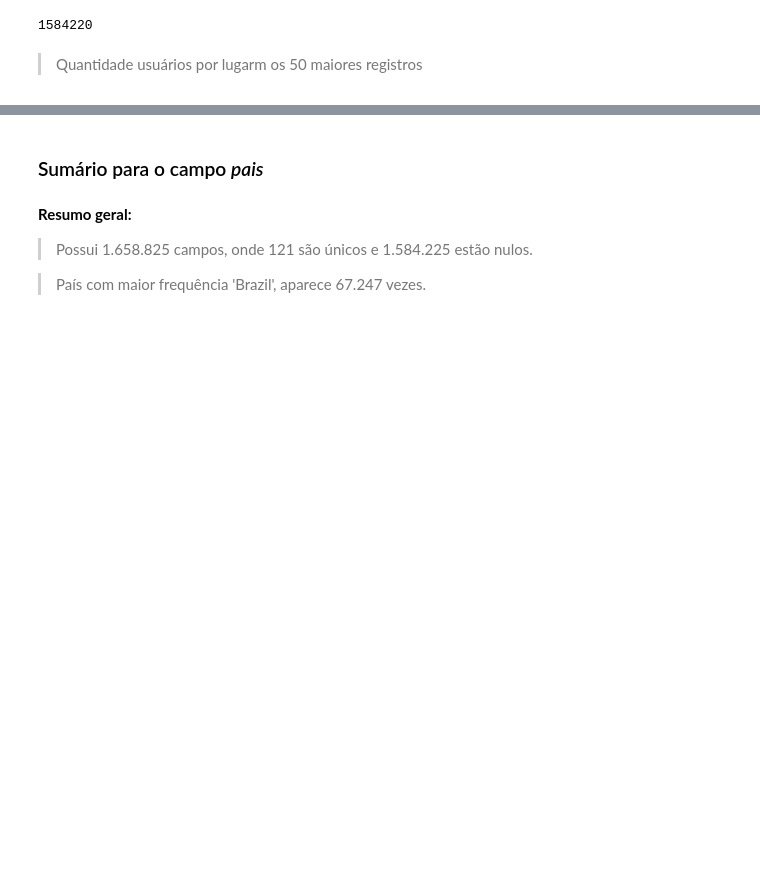
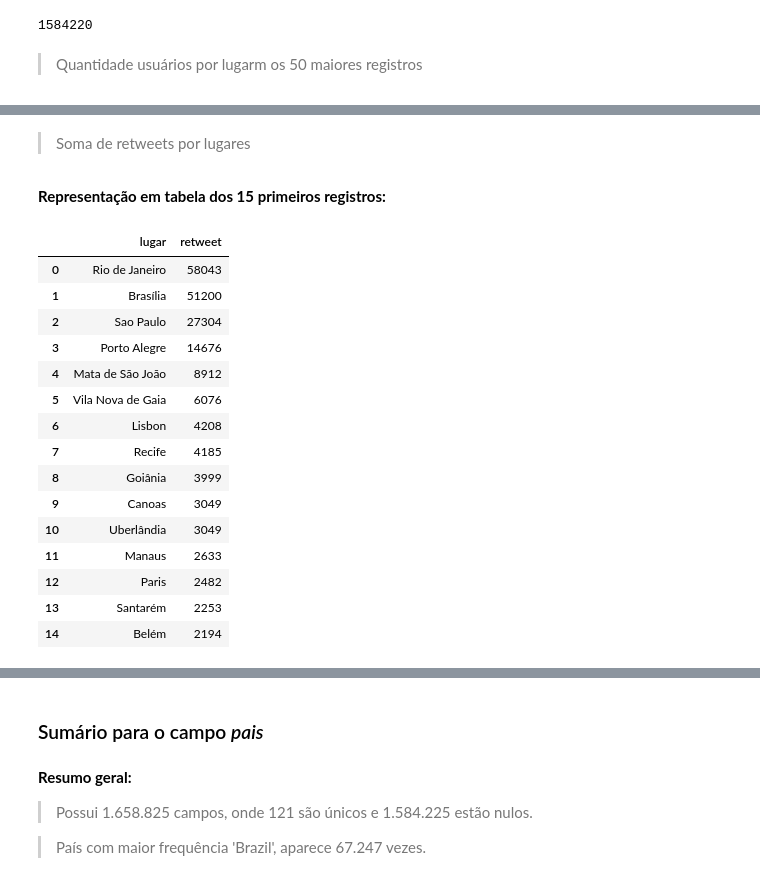
Before and after one commit to ednux/data-science-twitters-covid, a Jupyter notebook: main.ipynb, the cells around one changed output, grey strips where cells are left out. Cells and saved outputs as stored; diff of their text form; code cells hidden in the pictures; blank space fills up the shorter version.

```diff
--- a/main.ipynb
+++ b/main.ipynb
@@ -780,0 +776,4 @@ Name: usuario, dtype: int64
+# %% [markdown]
+
+
+> Soma de retweets por lugares
@@ -780,0 +782,21 @@ Name: usuario, dtype: int64
+# %% [markdown]
+**Representação em tabela dos 15 primeiros registros:**
+# %%
+lugar_retweet[:15]
+# %% [output]
+|  | lugar | retweet |
+| 0 | Rio de Janeiro | 58043 |
+| 1 | Brasília | 51200 |
+| 2 | Sao Paulo | 27304 |
+| 3 | Porto Alegre | 14676 |
+| 4 | Mata de São João | 8912 |
+| 5 | Vila Nova de Gaia | 6076 |
+| 6 | Lisbon | 4208 |
+| 7 | Recife | 4185 |
+| 8 | Goiânia | 3999 |
+| 9 | Canoas | 3049 |
+| 10 | Uberlândia | 3049 |
+| 11 | Manaus | 2633 |
+| 12 | Paris | 2482 |
+| 13 | Santarém | 2253 |
+| 14 | Belém | 2194 |
```
Also changed, not shown: parts of 6 cells of this notebook.
